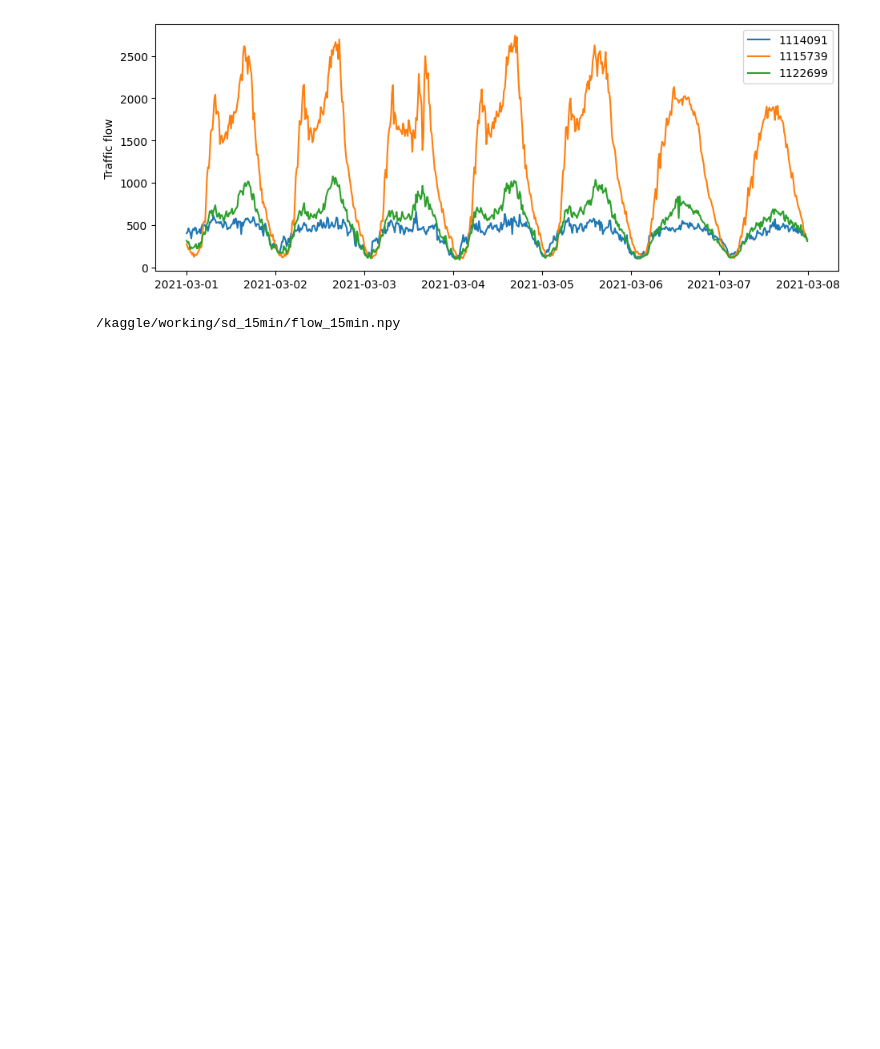
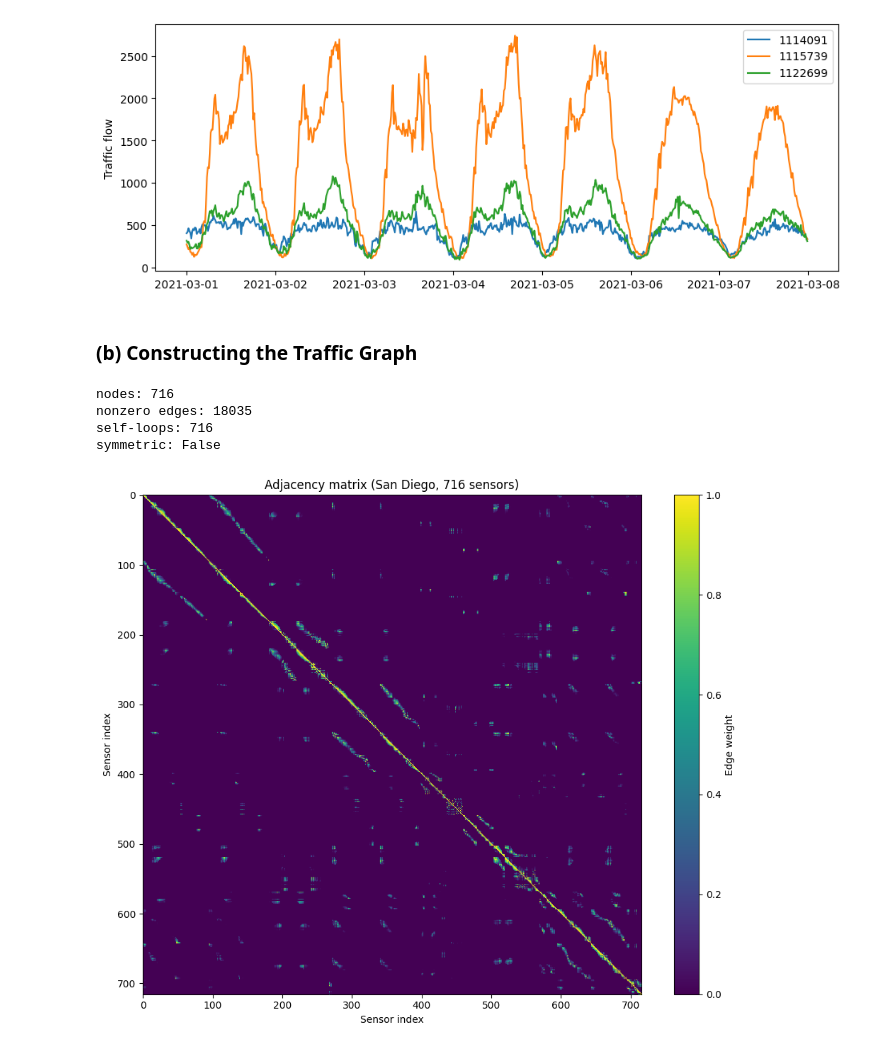
Before and after one commit to ZainabIftikhar1204/DL-for-Space-Time-and-Graphs---Assignment-3, a Jupyter notebook: dlstg-assg-3.ipynb, the cells around one changed output. Drawn from its saved outputs; the diff is of its cells as text; code cells hidden in the pictures; blank space fills up the shorter version.

```diff
--- a/dlstg-assg-3.ipynb
+++ b/dlstg-assg-3.ipynb
@@ -294,10 +465,33 @@ for s in week.columns[[0, 300, 600]]:
 ax.set_ylabel("Traffic flow"); ax.legend(); plt.show()
 # %% [output]
 [figure]
-# %%
-from IPython.display import FileLink
-
-# Replace 'filename.ext' with your actual file name
-FileLink('/kaggle/working/sd_15min/flow_15min.npy')
-# %% [output]
-/kaggle/working/sd_15min/flow_15min.npy
+# %% [markdown]
+### (b) Constructing the Traffic Graph
+# %%
+# 1, 2: Num of nodes and non 0 edges, adj matrix symmetric?
+adj_sd = np.load("/kaggle/input/datasets/zainabiftikhar04/5-min-largest/sd_15min/sd_adj.npy")
+
+nnz       = np.count_nonzero(adj_sd) # non zero edges
+diag_nnz  = np.count_nonzero(np.diag(adj_sd))
+symmetric = np.allclose(adj_sd, adj_sd.T) #
+print("nodes:", adj_sd.shape[0], "\nnonzero edges:", nnz, "\nself-loops:", diag_nnz, "\nsymmetric:", symmetric)
+# %% [output]
+nodes: 716
+nonzero edges: 18035
+self-loops: 716
+symmetric: False
+# %%
+#3. heatmap
+import numpy as np
+
+plt.figure(figsize=(10, 8))
+plt.imshow(adj_sd, cmap="viridis")
+plt.colorbar(label="Edge weight")
+plt.title("Adjacency matrix (San Diego, 716 sensors)")
+plt.xlabel("Sensor index")
+plt.ylabel("Sensor index")
+plt.tight_layout()
+plt.savefig("/kaggle/working/adjacency_heatmap.png", dpi=200)
+plt.show()
+# %% [output]
+[figure, added]
```
Also changed, not shown: parts of 20 cells of this notebook.
